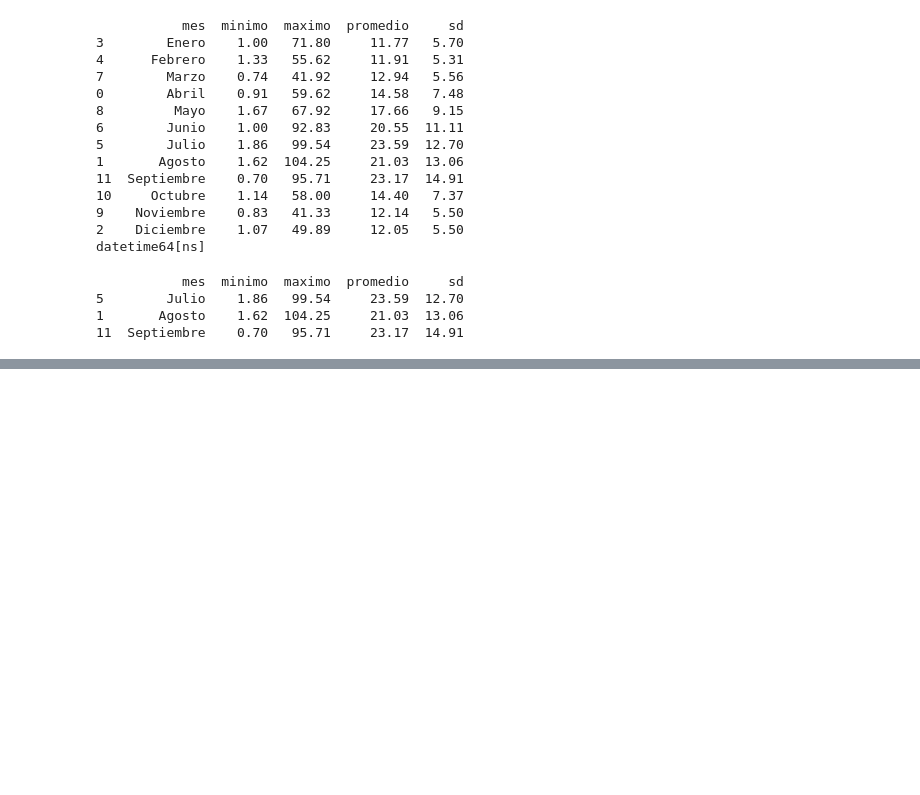
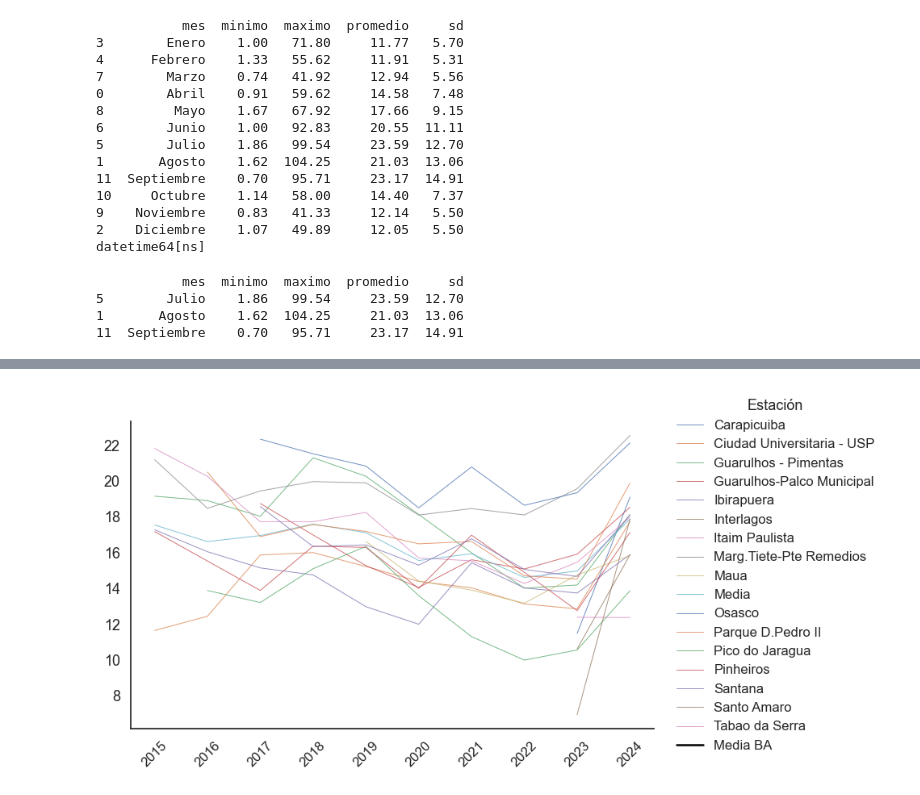
Before and after one commit to joseurquiza88/Prediccion-AQ-LatAm-Python, a Jupyter notebook: 02-Estaciones Monitoreo/02_Analisis_estaciones.ipynb, the cells around one changed output, grey strips where cells are left out. Cells and saved outputs as stored; diff of their text form; code cells hidden in the pictures; blank space fills up the shorter version.

```diff
--- a/02-Estaciones Monitoreo/02_Analisis_estaciones.ipynb
+++ b/02-Estaciones Monitoreo/02_Analisis_estaciones.ipynb
@@ -344,0 +731,71 @@ print(estacion_picos_max)
+# %%
+#       Serie temporal por año por estacion
+
+# Setear la fecha
+data["date"] = pd.to_datetime(data["date"])
+data["year"] = data["date"].dt.year
+
+#Promedio anual por estacion (se repite)
+promedios_estacion = (
+    data
+    .groupby(["estacion", "year"], as_index=False)
+    .agg(avg_pm25=("mean", "mean"))
+)
+# Promedio anual general (todas las estaciones)
+promedio_general = (
+    data
+    .groupby("year", as_index=False)
+    .agg(avg_pm25=("mean", "mean"))
+)
+
+promedio_general["estacion"] = "Media"
+
+# Unir ambos conjuntos (equivalente a bind_rows)
+serie_completa = pd.concat(
+    [promedios_estacion, promedio_general],
+    ignore_index=True
+)
+##############################################################################
+#PLOT media anual para cada estacion
+fig, ax = plt.subplots(figsize=(10, 5))
+for estacion, df_est in serie_completa.groupby("estacion"):
+    if estacion != "Media BA":
+        ax.plot(
+            df_est["year"],
+            df_est["avg_pm25"],
+            linewidth=0.7,
+            alpha=0.8,
+            label=estacion
+        )
+df_media = serie_completa[serie_completa["estacion"] == "Media BA"]
+
+ax.plot(
+    df_media["year"],
+    df_media["avg_pm25"],
+    color="black",
+    linewidth=1.8,
+    label="Media BA"
+)
+ax.set_xticks(range(2015, 2025))
+ax.set_xlabel("")
+ax.set_ylabel("")
+
+ax.tick_params(axis="x", rotation=45, labelsize=12)
+ax.tick_params(axis="y", labelsize=13)
+
+ax.spines["top"].set_visible(False)
+ax.spines["right"].set_visible(False)
+
+
+ax.legend(
+    title="Estación",
+    fontsize=12,
+    title_fontsize=13,
+    loc="center left",
+    bbox_to_anchor=(1.02, 0.5),
+    frameon=False
+)
+plt.tight_layout()
+plt.show()
+# %% [output]
+[figure, added]
```
Also changed, not shown: parts of 18 cells of this notebook, 2 other files.
